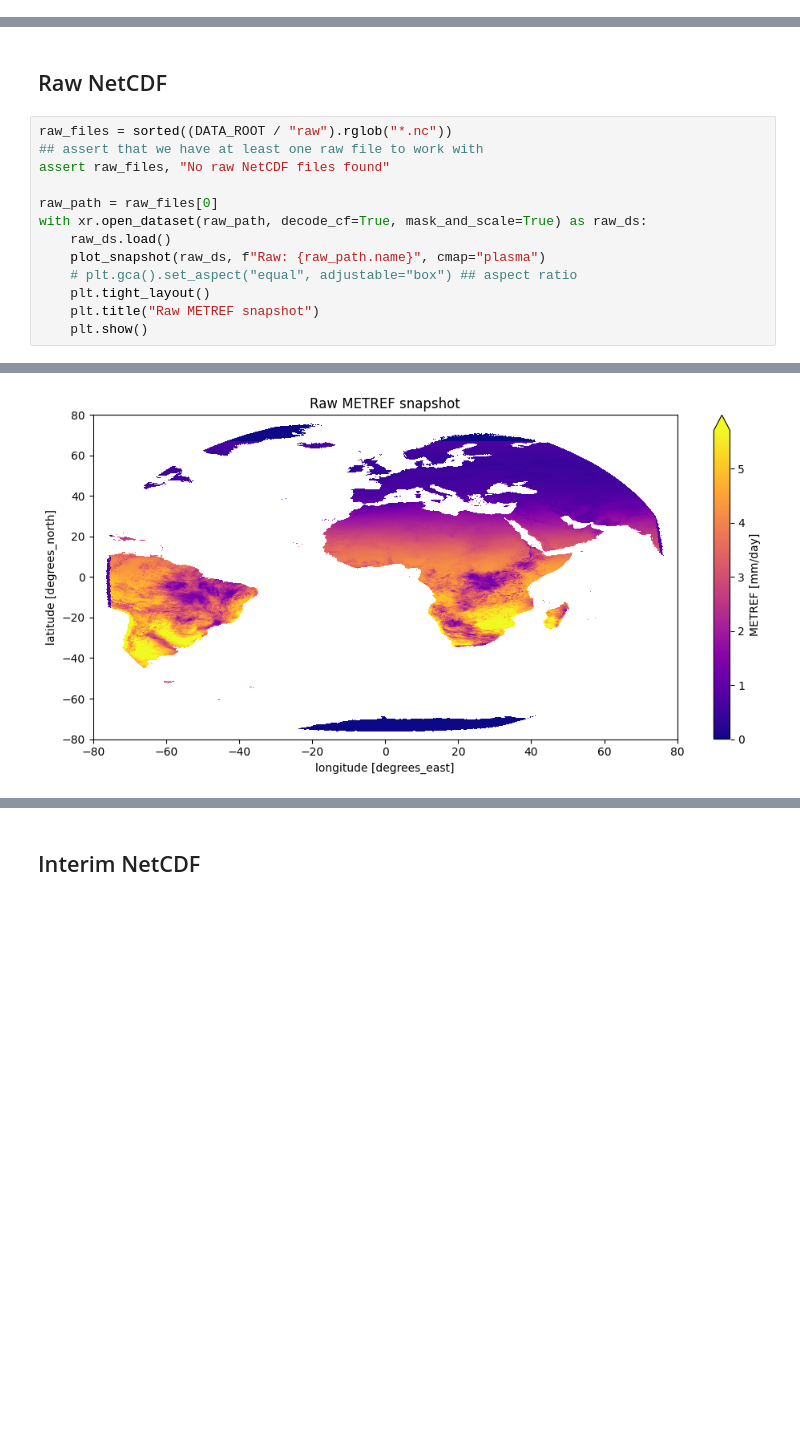
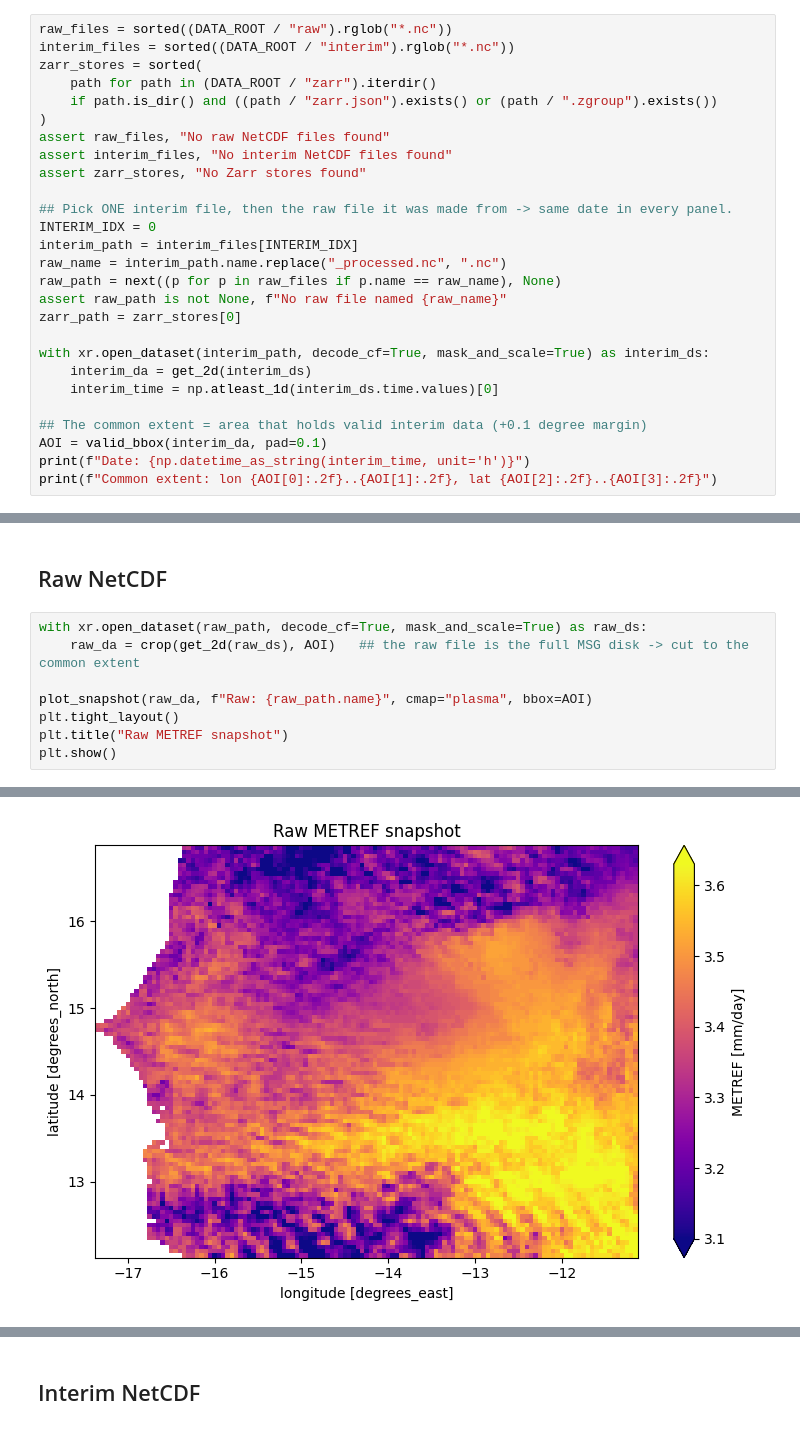
Before and after one commit to khizerzakir/tutorial-repo, a Jupyter notebook: code/notebooks/plot_data.ipynb, the cells around one changed output, grey strips where cells are left out. Cells and saved outputs as stored; diff of their text form; blank space fills up the shorter version.

```diff
--- a/code/notebooks/plot_data.ipynb
+++ b/code/notebooks/plot_data.ipynb
@@ -41,0 +95,27 @@ DATA_ROOT = REPO_ROOT / "data"
+# %%
+raw_files = sorted((DATA_ROOT / "raw").rglob("*.nc"))
+interim_files = sorted((DATA_ROOT / "interim").rglob("*.nc"))
+zarr_stores = sorted(
+    path for path in (DATA_ROOT / "zarr").iterdir()
+    if path.is_dir() and ((path / "zarr.json").exists() or (path / ".zgroup").exists())
+)
+assert raw_files, "No raw NetCDF files found"
+assert interim_files, "No interim NetCDF files found"
+assert zarr_stores, "No Zarr stores found"
+
+## Pick ONE interim file, then the raw file it was made from -> same date in every panel.
+INTERIM_IDX = 0
+interim_path = interim_files[INTERIM_IDX]
+raw_name = interim_path.name.replace("_processed.nc", ".nc")
+raw_path = next((p for p in raw_files if p.name == raw_name), None)
+assert raw_path is not None, f"No raw file named {raw_name}"
+zarr_path = zarr_stores[0]
+
+with xr.open_dataset(interim_path, decode_cf=True, mask_and_scale=True) as interim_ds:
+    interim_da = get_2d(interim_ds)
+    interim_time = np.atleast_1d(interim_ds.time.values)[0]
+
+## The common extent = area that holds valid interim data (+0.1 degree margin)
+AOI = valid_bbox(interim_da, pad=0.1)
+print(f"Date: {np.datetime_as_string(interim_time, unit='h')}")
+print(f"Common extent: lon {AOI[0]:.2f}..{AOI[1]:.2f}, lat {AOI[2]:.2f}..{AOI[3]:.2f}")
@@ -42,16 +125,11 @@ DATA_ROOT = REPO_ROOT / "data"
 # %% [markdown]
 ## Raw NetCDF
 # %%
-raw_files = sorted((DATA_ROOT / "raw").rglob("*.nc"))
-## assert that we have at least one raw file to work with
-assert raw_files, "No raw NetCDF files found"
+with xr.open_dataset(raw_path, decode_cf=True, mask_and_scale=True) as raw_ds:
+    raw_da = crop(get_2d(raw_ds), AOI)   ## the raw file is the full MSG disk -> cut to the common extent
 
-raw_path = raw_files[0]
-with xr.open_dataset(raw_path, decode_cf=True, mask_and_scale=True) as raw_ds:
-    raw_ds.load()
-    plot_snapshot(raw_ds, f"Raw: {raw_path.name}", cmap="plasma")
-    # plt.gca().set_aspect("equal", adjustable="box") ## aspect ratio
-    plt.tight_layout()
-    plt.title("Raw METREF snapshot")
-    plt.show()
+plot_snapshot(raw_da, f"Raw: {raw_path.name}", cmap="plasma", bbox=AOI)
+plt.tight_layout()
+plt.title("Raw METREF snapshot")
+plt.show()
 # %% [output]
@@ -59 +137 @@ Raw: NETCDF4_LSASAF_MSG_METREF_MSG-Disk_201001010000.nc: plotting METREF, shape=
-[figure, old version]
+[figure, new version]
```
Also changed, not shown: parts of 18 cells of this notebook, 9 other files.
